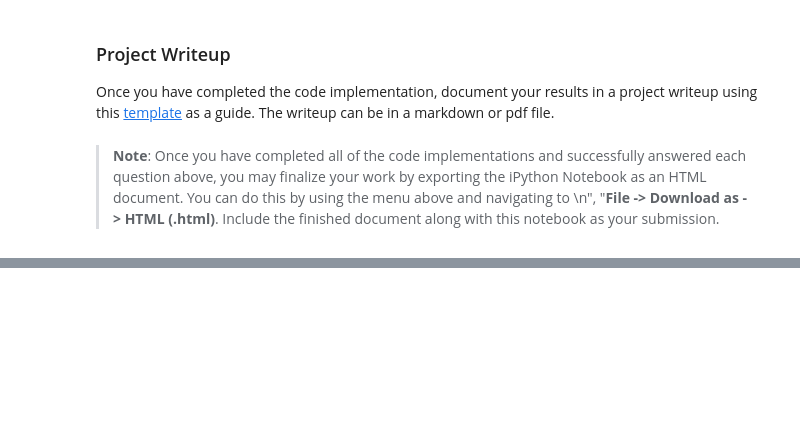
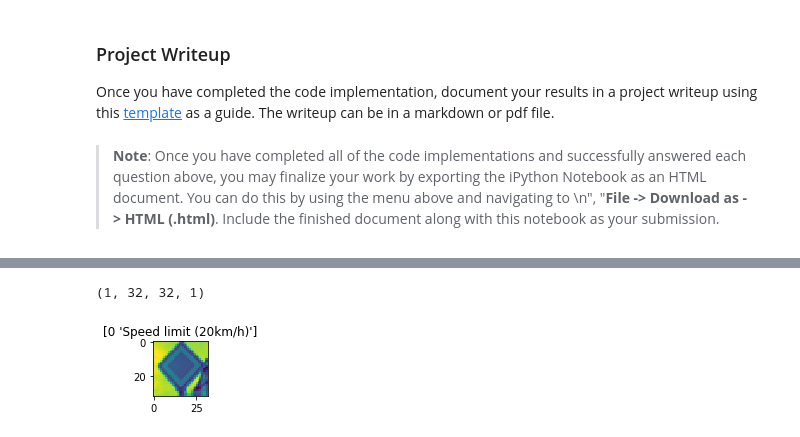
Before and after one commit to magak/CDC_Task2, a Jupyter notebook: Traffic_Sign_Classifier.ipynb, the cells around one changed output, grey strips where cells are left out. Cells and saved outputs as stored; diff of their text form; code cells hidden in the pictures; blank space fills up the shorter version.

```diff
--- a/Traffic_Sign_Classifier.ipynb
+++ b/Traffic_Sign_Classifier.ipynb
@@ -764,6 +769,17 @@ For an example of what feature map outputs look like, check out NVIDIA's results
  </figcaption>
 </figure>
  <p></p>
+# %%
+image_sample = newsigns[3].squeeze()
+plt.figure(figsize=(1,1))
+plt.title(classes[predicted[0]])
+plt.imshow(image_sample)
+
+image_sample = image_sample.reshape(1,32,32,1)
+print(image_sample.shape)
+# %% [output]
+(1, 32, 32, 1)
+[figure, added]
 # %%
 ### Visualize your network's feature maps here.
 ### Feel free to use as many code cells as needed.
```
Also changed, not shown: parts of 13 cells of this notebook, 3 other files.
